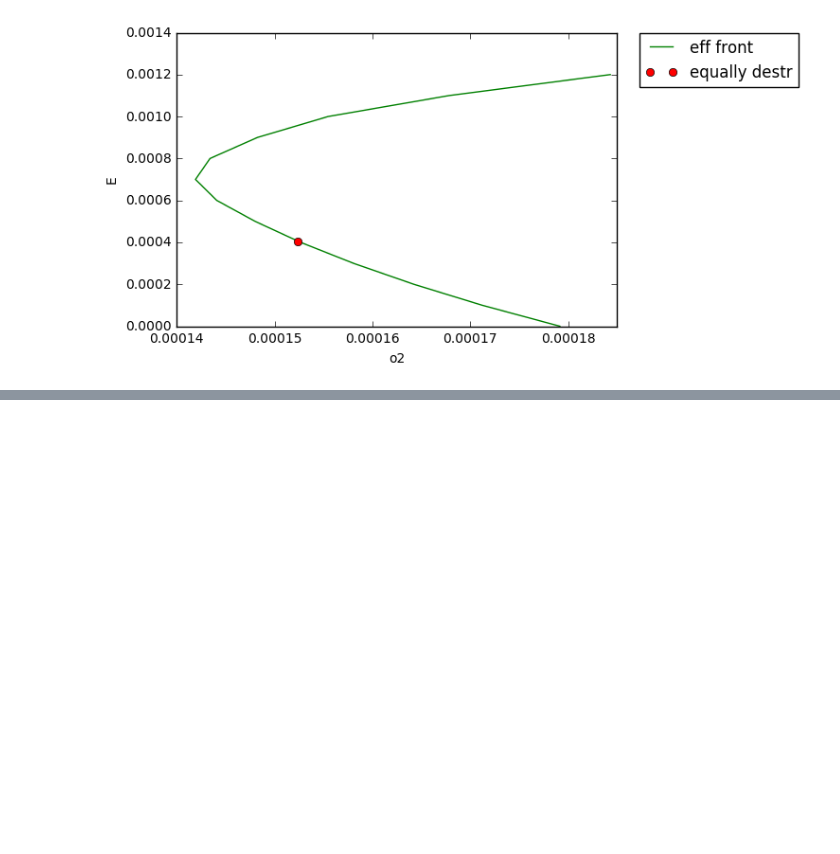
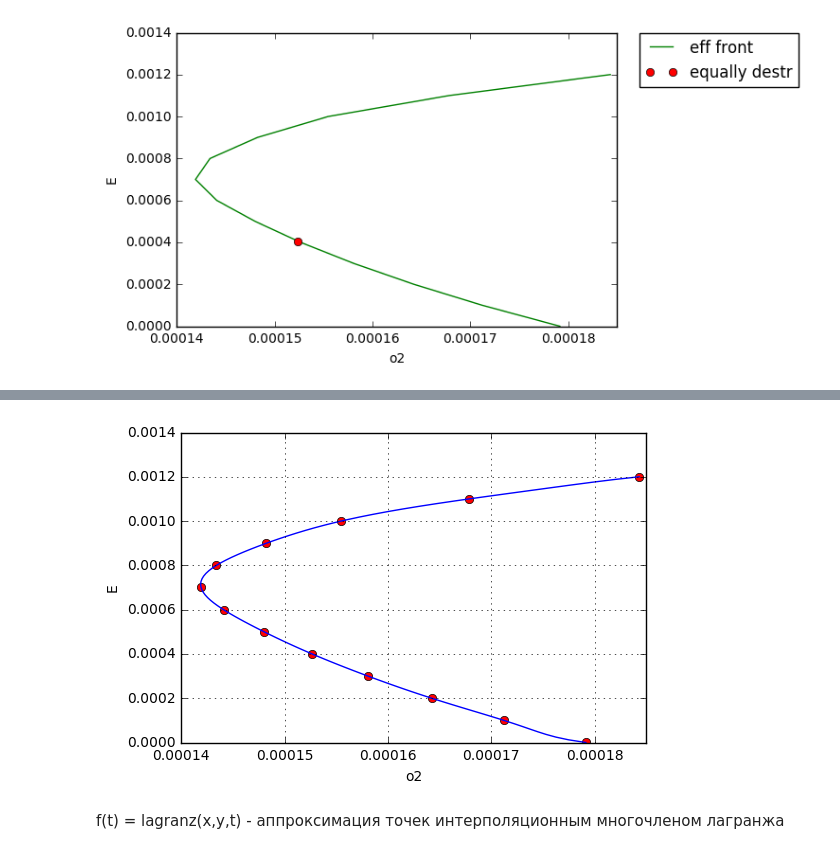
Before and after one commit to mistakemisure/tmp, a Jupyter notebook: vovse_ne_kalyagin_lab.ipynb, the cells around one changed output, grey strips where cells are left out. Saved outputs shown, nothing was run; the diff lists cells and outputs as text; code cells hidden in the pictures; blank space fills up the shorter version.

```diff
--- a/vovse_ne_kalyagin_lab.ipynb
+++ b/vovse_ne_kalyagin_lab.ipynb
@@ -133,0 +151,34 @@ plt.show()
+# %%
+import numpy as np
+import matplotlib.pyplot as plt
+
+
+def lagranz(x,y,t):
+    z=0
+    for j in range(len(y)):
+        p1=1; p2=1
+        for i in range(len(x)):
+            if i==j:
+                p1=p1*1; p2=p2*1
+            else:
+                p1=p1*(t-x[i])
+                p2=p2*(x[j]-x[i])
+        z=z+y[j]*p1/p2
+    return z
+
+
+
+x=ys
+y=xs
+
+xnew=np.linspace(np.min(x),np.max(x),100)
+ynew=[lagranz(x,y,i) for i in xnew]
+plt.plot(y,x,'or',ynew,xnew)
+plt.grid(True)
+plt.xlabel("o2")
+plt.ylabel("E")
+plt.show()
+# %% [output]
+[figure, added]
+# %% [markdown]
+f(t) = lagranz(x,y,t) - аппроксимация точек интерполяционным многочленом лагранжа
```
Also changed, not shown: parts of 4 cells of this notebook.
